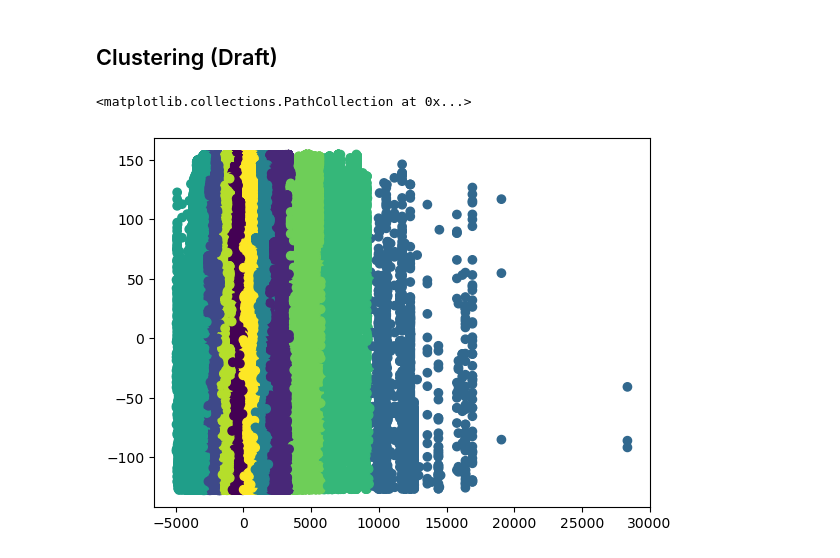
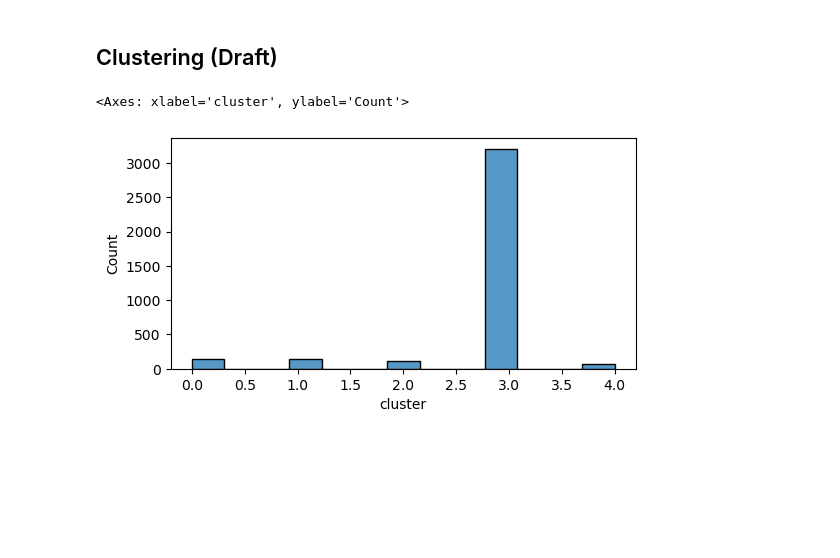
Before and after one commit to chauwat/spotify-analysist, a Jupyter notebook: visualise-new-area.ipynb, the cells around one changed output. Cells and saved outputs as stored; diff of their text form; code cells hidden in the pictures; blank space fills up the shorter version.

```diff
--- a/visualise-new-area.ipynb
+++ b/visualise-new-area.ipynb
@@ -33,0 +43,15 @@ df_clean = df.drop_duplicates(subset=["Date", "id"], keep="last").copy()
+# %%
+# Filtering out songs that appears less than 14 days
+df_appear_count = df_clean.groupby('id').size().reset_index(name='count')
+ids_to_be_used = df_appear_count[df_appear_count["count"] > 14]["id"]
+df_points = df_points[df_points["id"].isin(ids_to_be_used)].copy()
+# %%
+all_dates = pd.date_range(start=df_points['Date'].min(), end=df_points['Date'].max(), freq='D')
+uuids = df_points["id"].unique()
+
+all_combinations = pd.MultiIndex.from_product([uuids, all_dates], names=['id', 'Date'])
+full_df = pd.DataFrame(index=all_combinations).reset_index()
+
+merged_df = pd.merge(full_df, df_points, on=['id', 'Date'], how='left')
+merged_df['Points (Total)'].fillna(0, inplace=True)
+merged_df
@@ -33,0 +79,3 @@ df_clean = df.drop_duplicates(subset=["Date", "id"], keep="last").copy()
+# %%
+# Pivot the DataFrame for clustering
+pivot_df = merged_df.pivot(index='id', columns='Date', values='Points (Total)')
@@ -33,0 +95,4 @@ df_clean = df.drop_duplicates(subset=["Date", "id"], keep="last").copy()
+# %%
+df_diff = pivot_df.diff(axis=1)
+df_diff.drop(columns="2017-01-01", inplace=True)
+df_diff.head()
@@ -105,20 +193,23 @@ Word: summer | Populary day count: 1125 | Total song: 25
 # %% [markdown]
 ## Clustering (Draft)
 # %%
-df_cluster_original = df_clean.drop(columns=["Day_in_week", "Month"]).copy()
-# df_cluster_original = df_main_features.copy()
+# df_cluster_original = df_clean.drop(columns=["Day_in_week", "Month"]).copy()
+df_cluster_original = df_diff.copy()
 
-kmeans = KMeans(n_clusters=10, random_state=0, n_init="auto")
+kmeans = KMeans(n_clusters=5, n_init="auto")
 kmeans.fit(df_cluster_original)
 
 df_cluster = df_cluster_original.copy()
 df_cluster['cluster'] = kmeans.labels_
 labels = kmeans.labels_
 
-pca = PCA(n_components=4)  # Reduce to 2 dimensions
-X_2d = pca.fit_transform(df_cluster_original)
+# pca = PCA(n_components=4)  # Reduce to 2 dimensions
+# X_2d = pca.fit_transform(df_cluster_original)
 
-plt.scatter(X_2d[:, 0], X_2d[:, 1], c=labels, cmap='viridis')
+# plt.scatter(X_2d[:, 0], X_2d[:, 1], c=labels, cmap='viridis')
+
+plt.figure(figsize=(6, 3))
+sns.histplot(df_cluster["cluster"])
 # %% [output]
-<matplotlib.collections.PathCollection at 0x...>
+<Axes: xlabel='cluster', ylabel='Count'>
-[figure, old version]
+[figure, new version]
```
Also changed, not shown: parts of 16 cells of this notebook.
